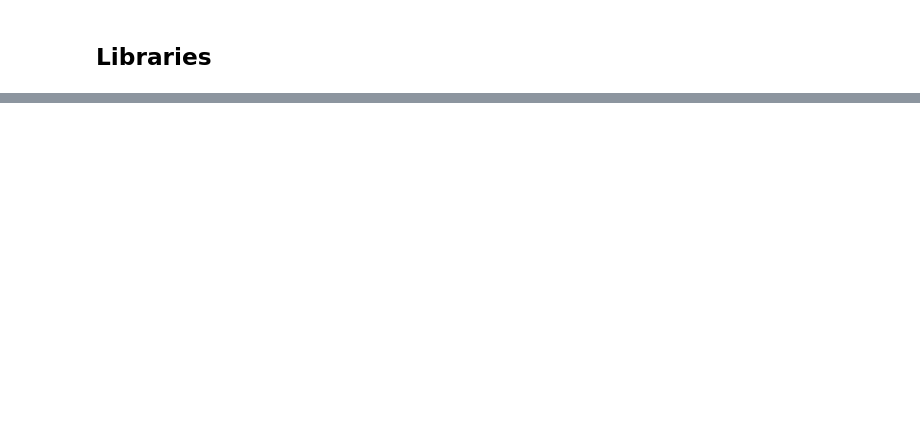
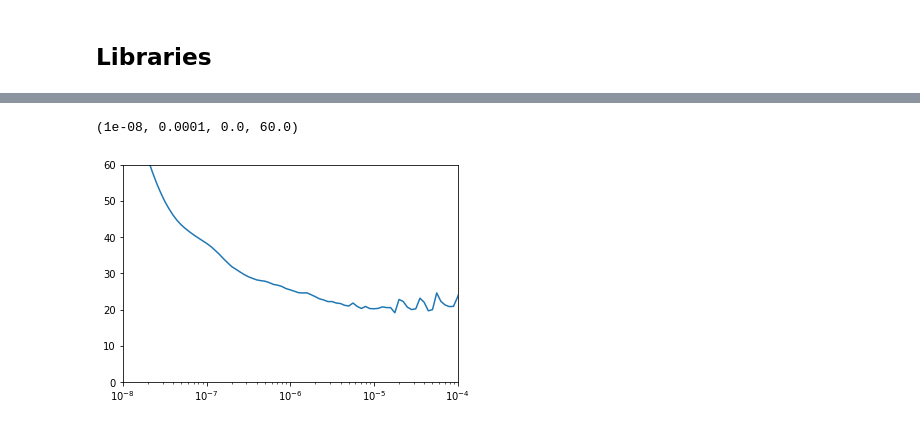
Before and after one commit to nivethsaran/PythonForDataScience, a Jupyter notebook: TensorFlow_in_Practice_Specialization_Notes.ipynb, the cells around one changed output, grey strips where cells are left out. Cells and saved outputs as stored; diff of their text form; code cells hidden in the pictures; blank space fills up the shorter version.

```diff
--- a/TensorFlow_in_Practice_Specialization_Notes.ipynb
+++ b/TensorFlow_in_Practice_Specialization_Notes.ipynb
@@ -194,0 +615,9 @@ print(sequences)
+# %%
+def windowed_dataset(series, window_size, batch_size, shuffle_buffer):
+    series = tf.expand_dims(series, axis=-1)
+    ds = tf.data.Dataset.from_tensor_slices(series)
+    ds = ds.window(window_size + 1, shift=1, drop_remainder=True)
+    ds = ds.flat_map(lambda w: w.batch(window_size + 1))
+    ds = ds.shuffle(shuffle_buffer)
+    ds = ds.map(lambda w: (w[:-1], w[1:]))
+    return ds.batch(batch_size).prefetch(1)
@@ -194,0 +632,30 @@ print(sequences)
+# %%
+tf.keras.backend.clear_session()
+tf.random.set_seed(51)
+np.random.seed(51)
+window_size = 64
+batch_size = 256
+train_set = windowed_dataset(x_train, window_size, batch_size, shuffle_buffer_size)
+print(train_set)
+print(x_train.shape)
+
+model = tf.keras.models.Sequential([
+  tf.keras.layers.Conv1D(filters=32, kernel_size=5,
+                      strides=1, padding="causal",
+                      activation="relu",
+                      input_shape=[None, 1]),
+  tf.keras.layers.LSTM(64, return_sequences=True),
+  tf.keras.layers.LSTM(64, return_sequences=True),
+  tf.keras.layers.Dense(30, activation="relu"),
+  tf.keras.layers.Dense(10, activation="relu"),
+  tf.keras.layers.Dense(1),
+  tf.keras.layers.Lambda(lambda x: x * 400)
+])
+
+lr_schedule = tf.keras.callbacks.LearningRateScheduler(
+    lambda epoch: 1e-8 * 10**(epoch / 20))
+optimizer = tf.keras.optimizers.SGD(lr=1e-8, momentum=0.9)
+model.compile(loss=tf.keras.losses.Huber(),
+              optimizer=optimizer,
+              metrics=["mae"])
+history = model.fit(train_set, epochs=100, callbacks=[lr_schedule])
@@ -194,0 +680,6 @@ print(sequences)
+# %%
+plt.semilogx(history.history["lr"], history.history["loss"])
+plt.axis([1e-8, 1e-4, 0, 60])
+# %% [output]
+(1e-08, 0.0001, 0.0, 60.0)
+[figure, added]
```
Also changed, not shown: parts of 116 cells of this notebook.
